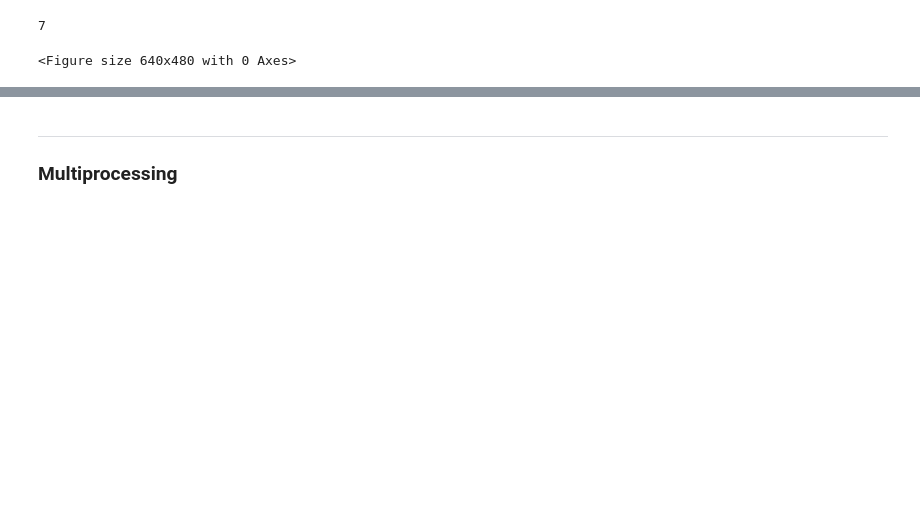
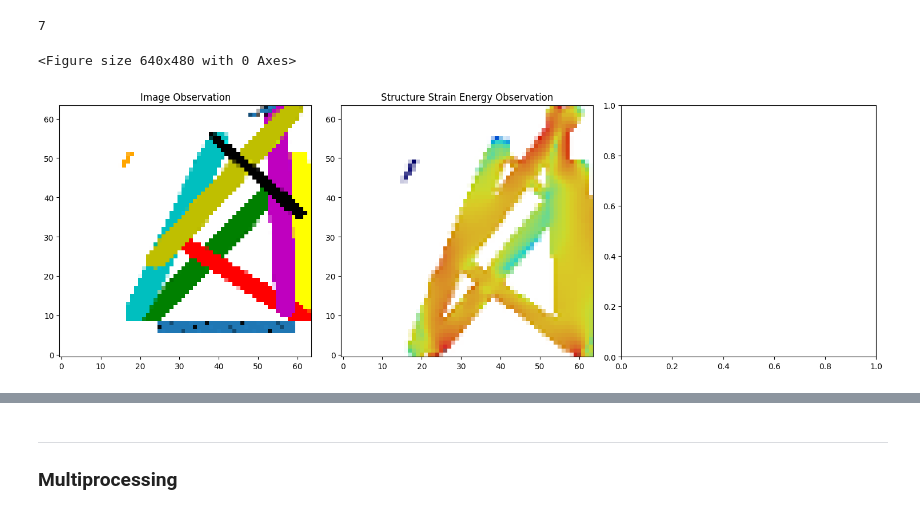
Before and after one commit to ThomasRochefortB/sogym, a Jupyter notebook: rl_training.ipynb, the cells around one changed output, grey strips where cells are left out. Drawn from its saved outputs; the diff is of its cells as text; code cells hidden in the pictures; blank space fills up the shorter version.

```diff
--- a/rl_training.ipynb
+++ b/rl_training.ipynb
@@ -125,7 +146,7 @@ while reward == 0.0:
         obs, reward, done, truncated, info = train_env.step(action)
 
         # Plot the current observation image
-        axes[subplot_index].imshow(obs['image'].T, cmap='gray')
+        axes[subplot_index].imshow(obs['strain_energy'].T, cmap='gray')
         axes[subplot_index].axis('off')
         axes[subplot_index].set_title(f"Timestep {subplot_index+1}")
 
@@ -160,29 +181,56 @@ env_kwargs = {
     'mode': 'train',
     'observation_type': 'image',
     'vol_constraint_type': 'hard',
-    'seed': 42
+    'seed': 42,
+    'resolution' : 100,
+    'check_connectivity':True
 }
 
 directory_path = "/home/thomas/Documents/scratch_thomas/GitHub/sogym_v2/dataset/topologies/mmc"
-expert_observations, expert_actions = generate_expert_dataset(directory_path,env_kwargs, plot_terminated=False,num_permutations = None)
+expert_observations, expert_actions = generate_expert_dataset(directory_path,env_kwargs, plot_terminated=False,num_permutations = None, file_fraction=0.01)
 # Save the dataset
-np.savez('expert_dataset.npz', expert_observations=expert_observations, expert_actions=expert_actions)
+import pickle
+
+# Save the data using pickle
+with open('test.pkl', 'wb') as f:
+    pickle.dump({'expert_observations': expert_observations, 'expert_actions': expert_actions}, f, protocol=4)
 print(len(expert_observations))
 # %% [output]
 7
 <Figure size 640x480 with 0 Axes>
 # %%
-# Load the dataset when needed
-dataset = np.load('expert_dataset.npz', allow_pickle=True)
-expert_observations = dataset['expert_observations'].item()
-expert_actions = dataset['expert_actions']
+import pickle
+
+# Load the data using pickle
+with open('test.pkl', 'rb') as f:
+    data = pickle.load(f)
+
+expert_observations = data['expert_observations']
+expert_actions = data['expert_actions']
 # %%
 # Assuming you have the expert_dataset defined
 expert_dataset = ExpertDataSet(expert_observations, expert_actions, train_env)
 # Get a random sample from the dataset
 sample_idx = np.random.randint(len(expert_dataset))
 sample = expert_dataset[sample_idx]
 
 # Extract the observation and reward from the sample
 observation, reward = sample
-plt.imshow(observation['image'].T)
+
+# Subplot with image, strain_energy, and structure_strain_energy observations:
+fig, axes = plt.subplots(1, 3, figsize=(15, 5))
+
+# Plot image observation
+axes[0].imshow(observation['image'].T, cmap='gray', origin='lower')
+axes[0].axis('on')
+axes[0].set_title("Image Observation")
+
+# Plot strain_energy observation
+axes[1].imshow(observation['structure_strain_energy'].T, origin='lower')
+axes[1].axis('on')
+axes[1].set_title("Structure Strain Energy Observation")
+
+plt.tight_layout()
+plt.show()
+# %% [output]
+[figure, added]
```
Also changed, not shown: parts of 14 cells of this notebook, 5 other files.
